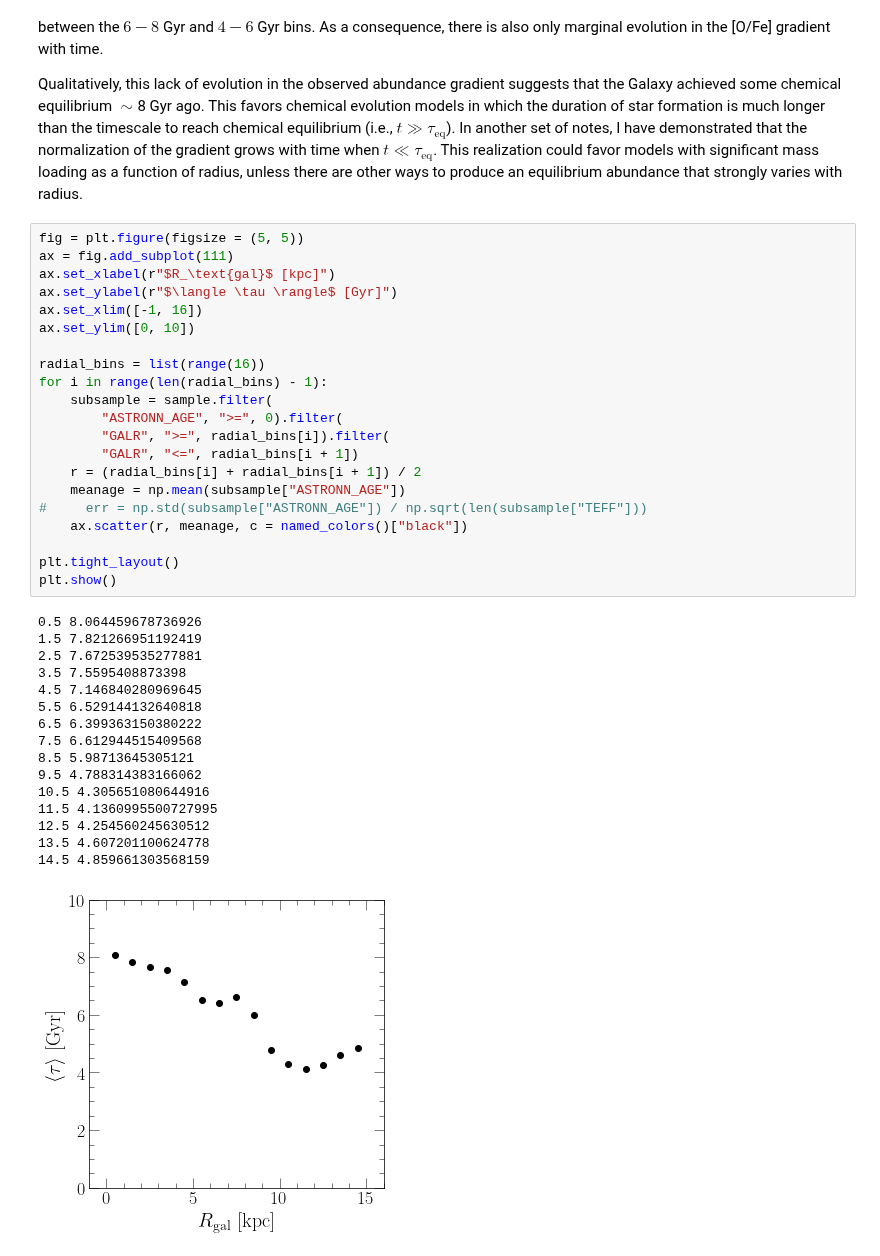
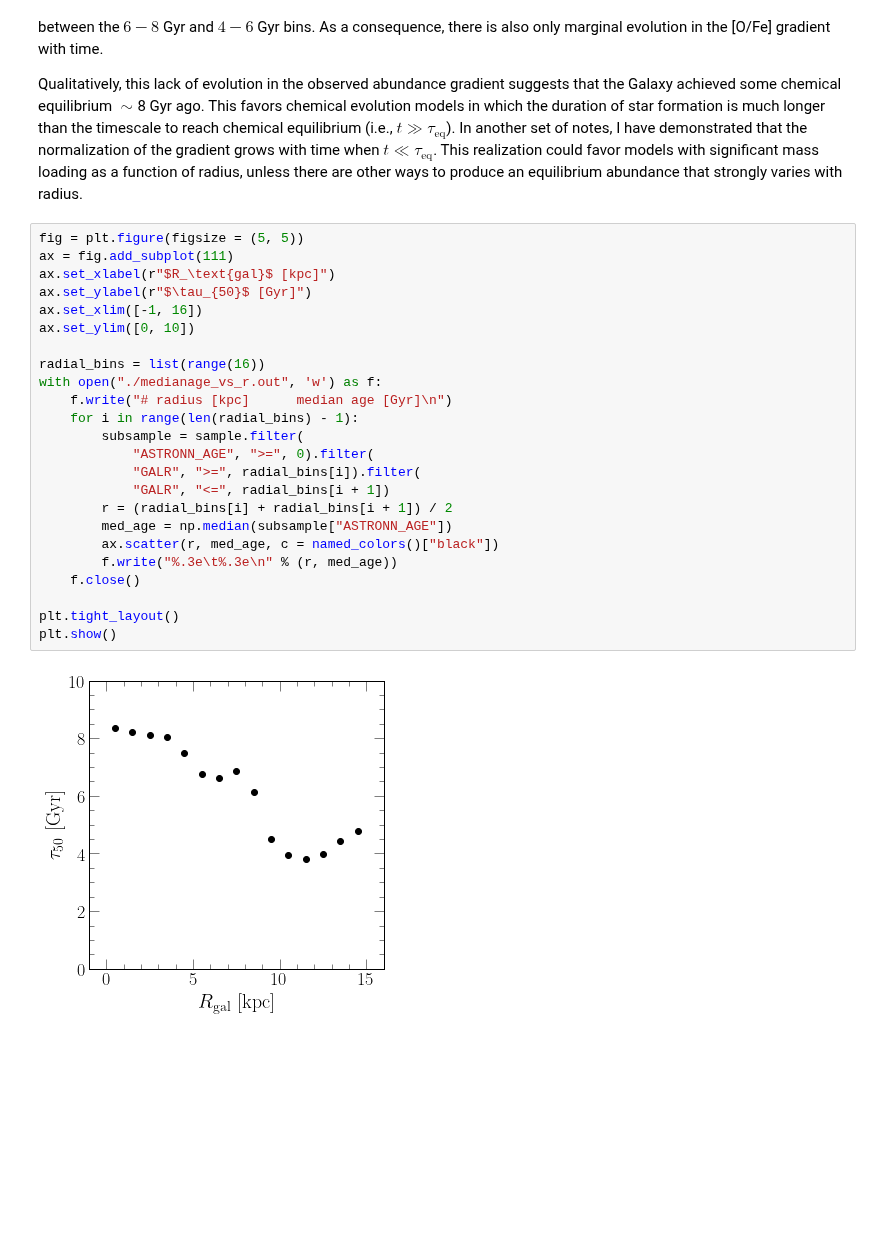
Before and after one commit to giganano/outflows, a Jupyter notebook: notebooks/apogee.ipynb, the cells around one changed output. Cells and saved outputs as stored; diff of their text form; blank space fills up the shorter version.

```diff
--- a/notebooks/apogee.ipynb
+++ b/notebooks/apogee.ipynb
@@ -230,38 +230,26 @@ Qualitatively, this lack of evolution in the observed abundance gradient suggest
 # %%
 fig = plt.figure(figsize = (5, 5))
 ax = fig.add_subplot(111)
 ax.set_xlabel(r"$R_\text{gal}$ [kpc]")
-ax.set_ylabel(r"$\langle \tau \rangle$ [Gyr]")
+ax.set_ylabel(r"$\tau_{50}$ [Gyr]")
 ax.set_xlim([-1, 16])
 ax.set_ylim([0, 10])
 
 radial_bins = list(range(16))
-for i in range(len(radial_bins) - 1):
-    subsample = sample.filter(
-        "ASTRONN_AGE", ">=", 0).filter(
-        "GALR", ">=", radial_bins[i]).filter(
-        "GALR", "<=", radial_bins[i + 1])
-    r = (radial_bins[i] + radial_bins[i + 1]) / 2
-    meanage = np.mean(subsample["ASTRONN_AGE"])
-#     err = np.std(subsample["ASTRONN_AGE"]) / np.sqrt(len(subsample["TEFF"]))
-    ax.scatter(r, meanage, c = named_colors()["black"])
+with open("./medianage_vs_r.out", 'w') as f:
+    f.write("# radius [kpc]      median age [Gyr]\n")
+    for i in range(len(radial_bins) - 1):
+        subsample = sample.filter(
+            "ASTRONN_AGE", ">=", 0).filter(
+            "GALR", ">=", radial_bins[i]).filter(
+            "GALR", "<=", radial_bins[i + 1])
+        r = (radial_bins[i] + radial_bins[i + 1]) / 2
+        med_age = np.median(subsample["ASTRONN_AGE"])
+        ax.scatter(r, med_age, c = named_colors()["black"])
+        f.write("%.3e\t%.3e\n" % (r, med_age))
+    f.close()
 
 plt.tight_layout()
 plt.show()
 # %% [output]
-0.5 8.064459678736926
-1.5 7.821266951192419
-2.5 7.672539535277881
-3.5 7.5595408873398
-4.5 7.146840280969645
-5.5 6.529144132640818
-6.5 6.399363150380222
-7.5 6.612944515409568
-8.5 5.98713645305121
-9.5 4.788314383166062
-10.5 4.305651080644916
-11.5 4.1360995500727995
-12.5 4.254560245630512
-13.5 4.607201100624778
-14.5 4.859661303568159
-[figure, old version]
+[figure, new version]
```
Also changed, not shown: 5 other files.
